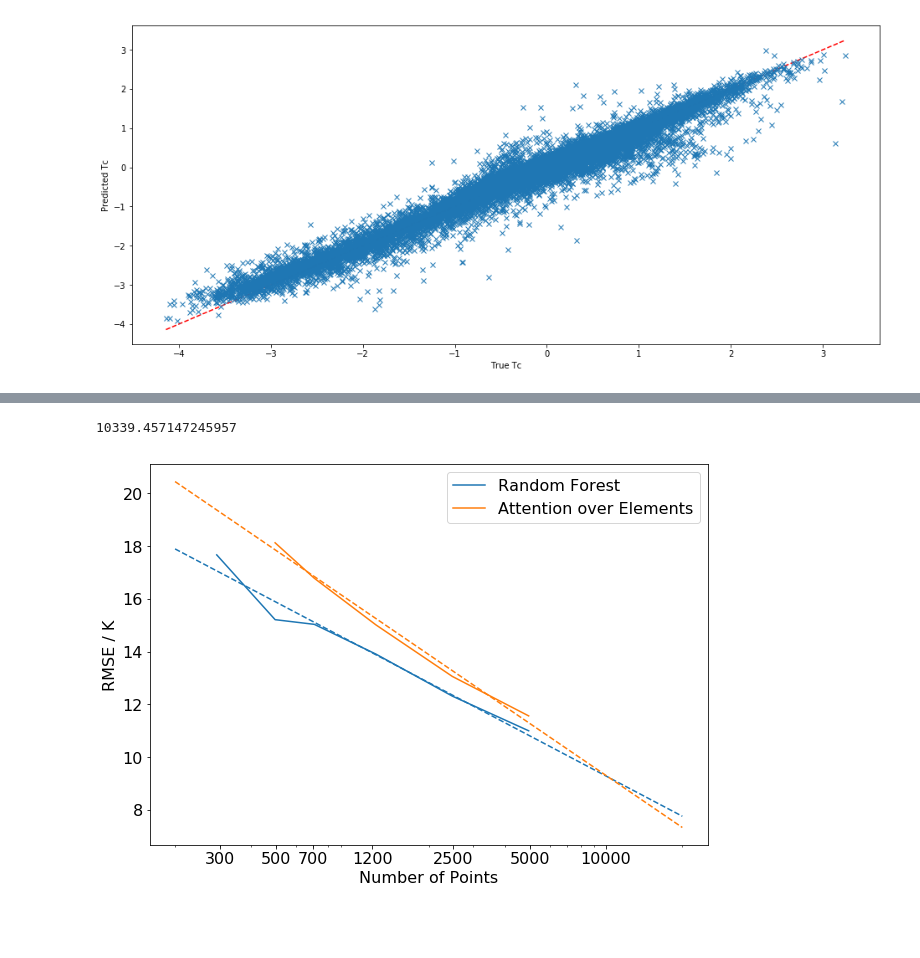
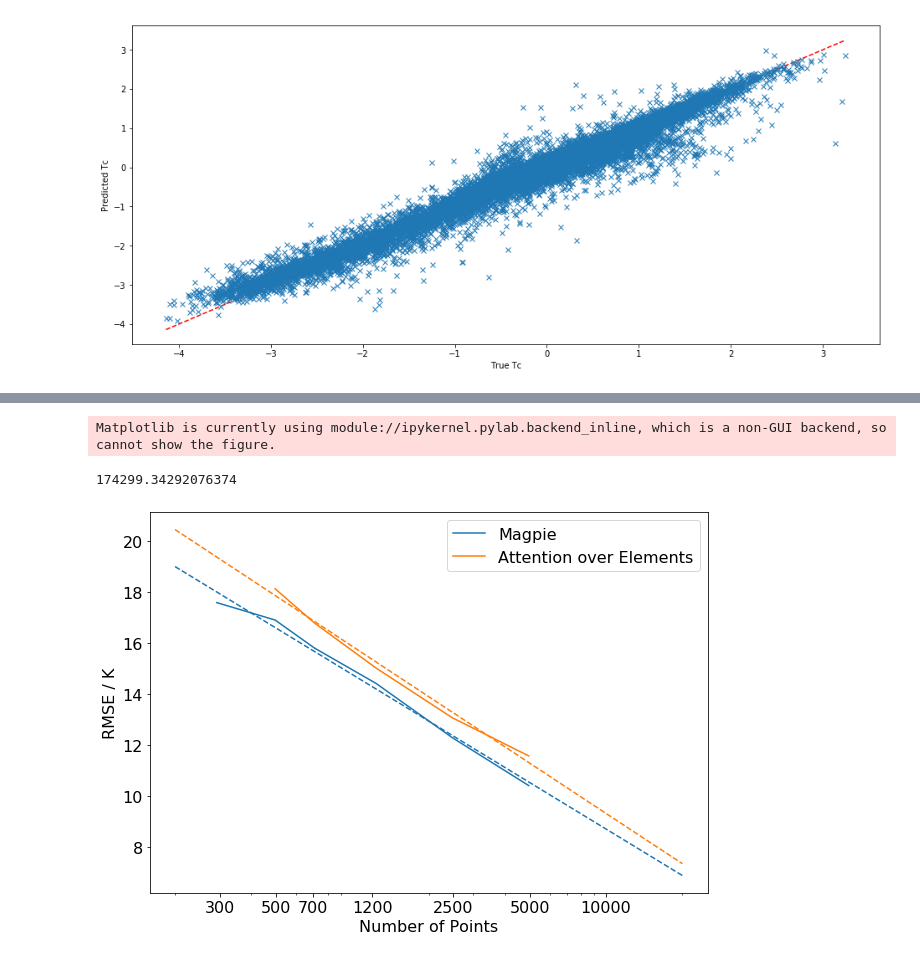
Before and after one commit to CompRhys/roost, a Jupyter notebook: notebooks/Superconductivity.ipynb, the cells around one changed output, grey strips where cells are left out. Drawn from its saved outputs; the diff is of its cells as text; code cells hidden in the pictures; blank space fills up the shorter version.

```diff
--- a/notebooks/Superconductivity.ipynb
+++ b/notebooks/Superconductivity.ipynb
@@ -57,19 +57,39 @@ MAE:     0.09393
 # %%
 import magpy
 import pandas as pd
+import numpy as np
 from sklearn.model_selection import train_test_split
 from sklearn.preprocessing import StandardScaler
 from forest import RandomForestRegressor as RFR
+from matminer.featurizers.base import MultipleFeaturizer
+from matminer.featurizers import composition as cf
+from matminer.featurizers.conversions import StrToComposition
 
-bandgap_dataset = pd.read_csv("/home/rhys/PhD/sampnn/data/datasets/stanev.csv")
+df = pd.read_csv("/home/rhys/PhD/sampnn/data/datasets/stanev.csv")
 
-idx, compositions, y = bandgap_dataset.T.values
+embedding = "/home/rhys/PhD/datasets/embeddings/matscholar-embedding.json"
+bad_idx = magpy.core.find_bad_idx(df["composition"].values, embedding)
+df = df.drop(bad_idx)
+df = df[df["tc"]>10]
 
-embedding_file="/home/rhys/PhD/datasets/embeddings/onehot-embedding.json"
-X = magpy.core.descriptors(compositions, embedding_file,
-                            operations = ["wmean", "wstd", "max", "min"])
+# Convert the string for matminer to use
+df = StrToComposition(target_col_id="composition_obj").featurize_dataframe(
+    df, "composition")
 
-ln_y = np.log(y.astype(float))
+# Use the features from MAGPIE
+feature_calculators = MultipleFeaturizer([
+    cf.Stoichiometry(),
+    cf.ElementProperty.from_preset("magpie"),
+    cf.ValenceOrbital(props=["avg"]),
+    cf.IonProperty(fast=True)
+])
+
+feature_labels = feature_calculators.feature_labels()
+df = feature_calculators.featurize_dataframe(df, col_id="composition_obj")
+
+X = df[feature_labels].values.astype(float)
+
+ln_y = np.log(df["tc"].values.astype(float))
 
 # Split data into training and test sets
 X_train, X_test, y_train, y_test = train_test_split(X, ln_y, test_size=0.2, random_state=0)
@@ -130,32 +153,33 @@ RMSE:     17.66737K
 # %%
 import matplotlib.ticker
 from scipy import stats
 plt.rcParams.update({'font.size': 16})
 
 
 rmse_aoe = [11.56778, 13.06348, 15.01476, 16.78221, 18.12545]
 
 slope_list, intercept_list, _, _, _ = stats.linregress(np.log(train_len_list), rmse_list)
 slope_aoe, intercept_aoe, _, _, _ = stats.linregress(np.log(train_len_list[:len(rmse_aoe)]), rmse_aoe)
 
 lim = np.array([200,20000])
 
 fig, ax = plt.subplots(figsize=(10,7))
-ax.plot(train_len_list, rmse_list, label="Random Forest")
+ax.plot(train_len_list, rmse_list, label="Magpie")
 ax.plot(train_len_list[:len(rmse_aoe)], rmse_aoe, label="Attention over Elements")
 ax.plot(lim,slope_list*np.log(lim) + intercept_list, '--', color='tab:blue')
 ax.plot(lim,slope_aoe*np.log(lim) + intercept_aoe, '--', color='tab:orange')
 ax.set_xscale('log')
 ax.set_xticks([300,500, 700, 1200, 2500, 5000, 10000])
 ax.get_xaxis().set_major_formatter(matplotlib.ticker.ScalarFormatter())
 ax.set_xlabel("Number of Points")
 ax.set_ylabel("RMSE / K")
 ax.legend()
 fig.show()
 
-fig.savefig("learning.pdf", bbox_inches='tight')
+fig.savefig("learning.png", bbox_inches='tight')
 
 print(np.exp((intercept_aoe-intercept_list)/(slope_list-slope_aoe)))
 # %% [output]
-10339.457147245957
+Matplotlib is currently using module://ipykernel.pylab.backend_inline, which is a non-GUI backend, so cannot show the figure.
+174299.34292076374
-[figure, old version]
+[figure, new version]
```
Also changed, not shown: parts of 1 cell of this notebook, 5 other files.
